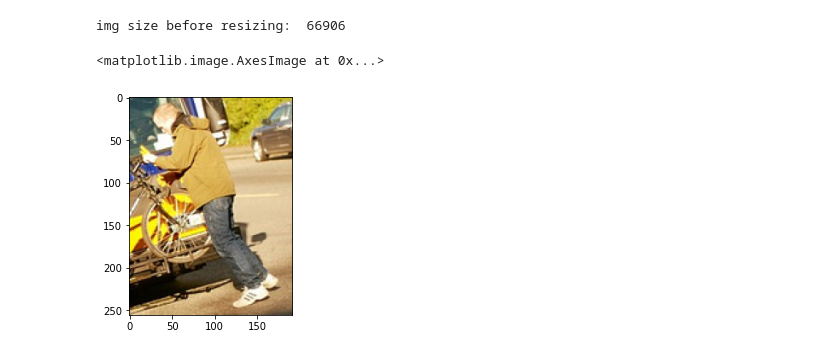
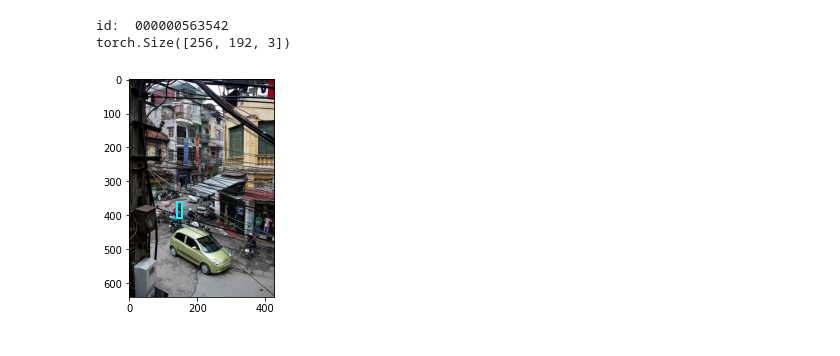
Before and after one commit to LittleSunfish/Human-Pose-Estimation, a Jupyter notebook: customDataset.ipynb, the cells around one changed output. Cells and saved outputs as stored; diff of their text form; code cells hidden in the pictures.

Commit message:
UPDATE customDataset.ipynb: modify the dataloader, but got error for the small amount of image

```diff
--- a/customDataset.ipynb
+++ b/customDataset.ipynb
@@ -136,12 +211,11 @@ class CustomCOCO(Dataset):
         plt.imshow(h.max(axis=0))
 # %%
 mycoco = CustomCOCO(train_coco_json_path, train_coco_img_path)
-# %%
-img, hp = mycoco[12]
-# %% [output]
-img size before resizing:  66906
-# %%
-plt.imshow(img)
-# %% [output]
-<matplotlib.image.AxesImage at 0x...>
-[figure, removed]
+# %%
+mycoco.load_img(1124)
+mycoco.show_original_bbox()
+#mycoco.show_crop()
+# %% [output]
+id:  000000563542
+torch.Size([256, 192, 3])
+[figure, added]
```
Also changed, not shown: parts of 9 cells of this notebook, 1 other file.
